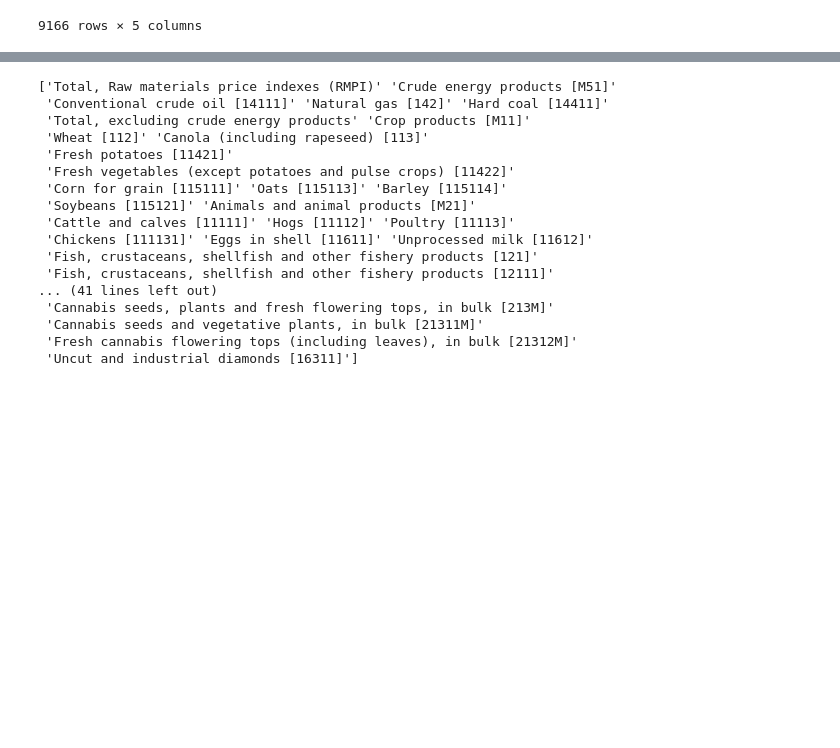
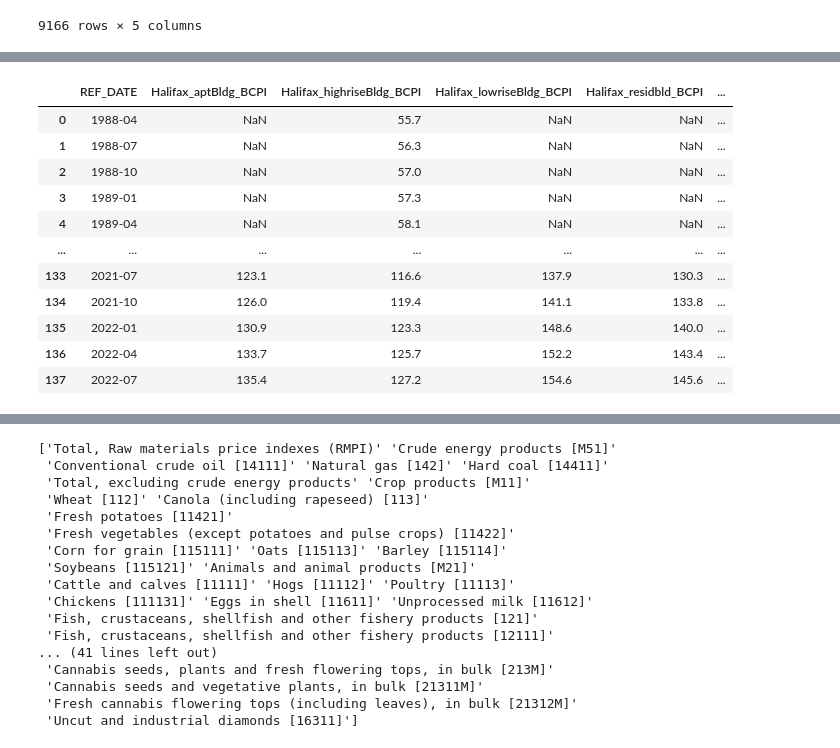
Before and after one commit to HoussamZak/Affinity_Propagation_and_Correlation_Analysis_Canada_Real_Estate, a Jupyter notebook: 3_Correlation_Analysis.ipynb, the cells around one changed output, grey strips where cells are left out. Drawn from its saved outputs; the diff is of its cells as text; code cells hidden in the pictures; blank space fills up the shorter version.

```diff
--- a/3_Correlation_Analysis.ipynb
+++ b/3_Correlation_Analysis.ipynb
@@ -68,0 +178,83 @@ building_const_pi_df
+# %%
+# We use building_const_pi_df to extract df for each city with column for each type of residential construction price indexes.
+# Here we build dataframe for historical construction price indexes for Vancouver BC, for the six types of residential constructions.
+
+# Halifax, Nova Scotia Apartment buildings
+halifaxns_aprt_build = building_const_pi_df[(building_const_pi_df['GEO']=='Halifax, Nova Scotia') & (building_const_pi_df["Type of building"] == "Apartment buildings")]
+halifaxns_aprt_build = halifaxns_aprt_build.reset_index()
+halifaxns_aprt_build = halifaxns_aprt_build.rename(columns ={"VALUE": "Halifax_aptBldg_BCPI"})
+halifaxns_aprt_build.drop(columns=["index"], axis = 1, inplace = True)
+halifaxns_aprt_build
+
+# Halifax, Nova Scotia High-rise apartment building
+
+halifaxns_high_rise = building_const_pi_df[(building_const_pi_df['GEO']=='Halifax, Nova Scotia') & (building_const_pi_df["Type of building"] == "High-rise apartment building (five or more storeys)")]
+halifaxns_high_rise = halifaxns_high_rise.reset_index()
+halifaxns_high_rise = halifaxns_high_rise.rename(columns ={"VALUE": "Halifax_highriseBldg_BCPI"})
+halifaxns_high_rise.drop(columns=["index"], axis = 1, inplace = True)
+halifaxns_high_rise
+
+# Halifax, Nova Scotia Low-rise apartment building
+
+halifaxns_low_rise = building_const_pi_df[(building_const_pi_df['GEO']=='Halifax, Nova Scotia') & (building_const_pi_df["Type of building"] == "Low-rise apartment building (fewer than five storeys)")]
+halifaxns_low_rise = halifaxns_low_rise.reset_index()
+halifaxns_low_rise = halifaxns_low_rise.rename(columns ={"VALUE": "Halifax_lowriseBldg_BCPI"})
+halifaxns_low_rise.drop(columns=["index"], axis = 1, inplace = True)
+halifaxns_low_rise
+
+# Halifax, Nova Scotia Single-detached house
+
+halifaxns_single_det_house = building_const_pi_df[(building_const_pi_df['GEO']=='Halifax, Nova Scotia') & (building_const_pi_df["Type of building"] == "Single-detached house")]
+halifaxns_single_det_house = halifaxns_single_det_house.reset_index()
+halifaxns_single_det_house = halifaxns_single_det_house.rename(columns ={"VALUE": "Halifax_singdethouse_BCPI"})
+halifaxns_single_det_house.drop(columns=["index"], axis = 1, inplace = True)
+halifaxns_single_det_house
+
+# Halifax, Nova Scotia, Residential buildings [621]
+
+halifaxns_res_buildings = building_const_pi_df[(building_const_pi_df['GEO']=='Halifax, Nova Scotia') & (building_const_pi_df["Type of building"] == "Residential buildings [621]")]
+halifaxns_res_buildings = halifaxns_res_buildings.reset_index()
+halifaxns_res_buildings = halifaxns_res_buildings.rename(columns ={"VALUE": "Halifax_residbld_BCPI"})
+halifaxns_res_buildings.drop(columns=["index"], axis = 1, inplace = True)
+halifaxns_res_buildings
+
+# Halifax, Nova Scotia Townhouse
+
+halifaxns_townhouse = building_const_pi_df[(building_const_pi_df['GEO']=='Halifax, Nova Scotia') & (building_const_pi_df["Type of building"] == "Townhouse")]
+halifaxns_townhouse = halifaxns_townhouse.reset_index()
+halifaxns_townhouse = halifaxns_townhouse.rename(columns ={"VALUE": "Halifax_townhouse_BCPI"})
+halifaxns_townhouse.drop(columns=["index"], axis = 1, inplace = True)
+halifaxns_townhouse
+
+# # Previewing
+# halifaxns_aprt_build
+
+#Merging dataframes on REF_DATE
+dataframes_halifax = [halifaxns_aprt_build, halifaxns_high_rise, halifaxns_low_rise, halifaxns_res_buildings, halifaxns_single_det_house, halifaxns_townhouse]
+halifax_bcpi_merged_df = reduce(lambda left, right: pd.merge(left, right, on = 'REF_DATE'), dataframes_halifax)
+
+# #Dropping columns to keep only HPI columns of cities
+halifax_bcpi_merged_df = halifax_bcpi_merged_df.drop(halifax_bcpi_merged_df.filter(regex = 'GEO').columns, axis = 1)
+halifax_bcpi_merged_df = halifax_bcpi_merged_df.drop(halifax_bcpi_merged_df.filter(regex = 'UOM').columns, axis = 1)
+halifax_bcpi_merged_df = halifax_bcpi_merged_df.drop(halifax_bcpi_merged_df.filter(regex = 'Type of building').columns, axis = 1)
+
+#Saving dataframe as csv
+halifax_bcpi_merged_df.to_csv(r"C:\Users\hp\Desktop\Projects Coding\Affinity_Propagation_Canada_Real_Estate_Market\Processed Data\halifax_bcpi_merged_df.csv")
+
+#Renaming VALUE_ columns to give specific title for each type of construction
+# vancouver_bcpi_merged_df = vancouver_bcpi_merged_df.rename(columns = {vancouver_bcpi_merged_df.columns[] : 'BCPI_Apartment_Buildings'})
+
+halifax_bcpi_merged_df
+# %% [output]
+|  | REF_DATE | Halifax_aptBldg_BCPI | Halifax_highriseBldg_BCPI | Halifax_lowriseBldg_BCPI | Halifax_residbld_BCPI | ... |
+| 0 | 1988-04 | NaN | 55.7 | NaN | NaN | ... |
+| 1 | 1988-07 | NaN | 56.3 | NaN | NaN | ... |
+| 2 | 1988-10 | NaN | 57.0 | NaN | NaN | ... |
+| 3 | 1989-01 | NaN | 57.3 | NaN | NaN | ... |
+| 4 | 1989-04 | NaN | 58.1 | NaN | NaN | ... |
+| ... | ... | ... | ... | ... | ... | ... |
+| 133 | 2021-07 | 123.1 | 116.6 | 137.9 | 130.3 | ... |
+| 134 | 2021-10 | 126.0 | 119.4 | 141.1 | 133.8 | ... |
+| 135 | 2022-01 | 130.9 | 123.3 | 148.6 | 140.0 | ... |
+| 136 | 2022-04 | 133.7 | 125.7 | 152.2 | 143.4 | ... |
+| 137 | 2022-07 | 135.4 | 127.2 | 154.6 | 145.6 | ... |
```
Also changed, not shown: parts of 8 cells of this notebook, 4 other files.
